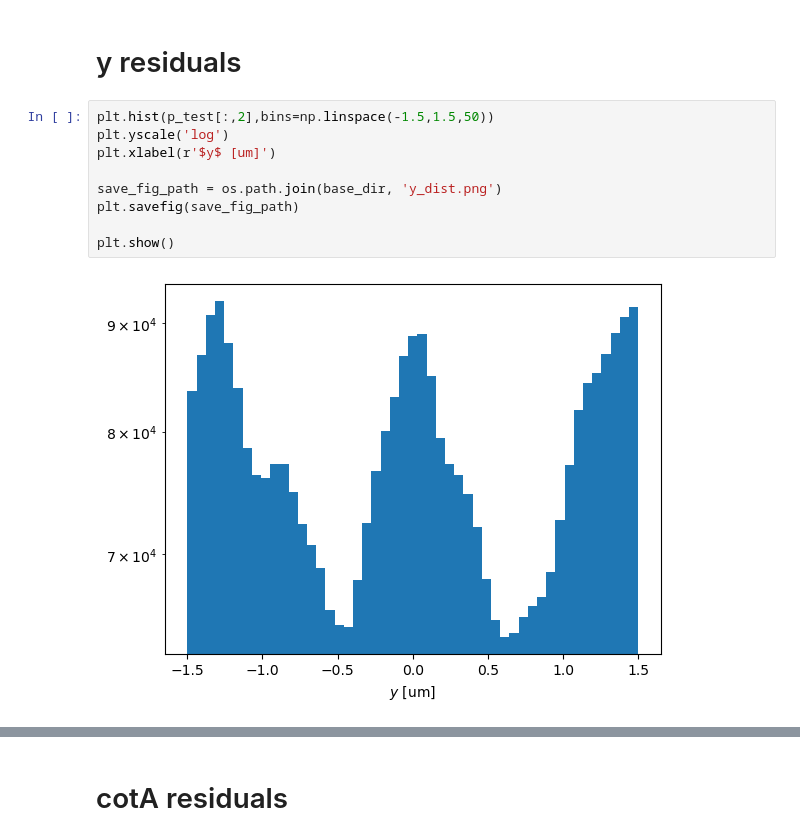
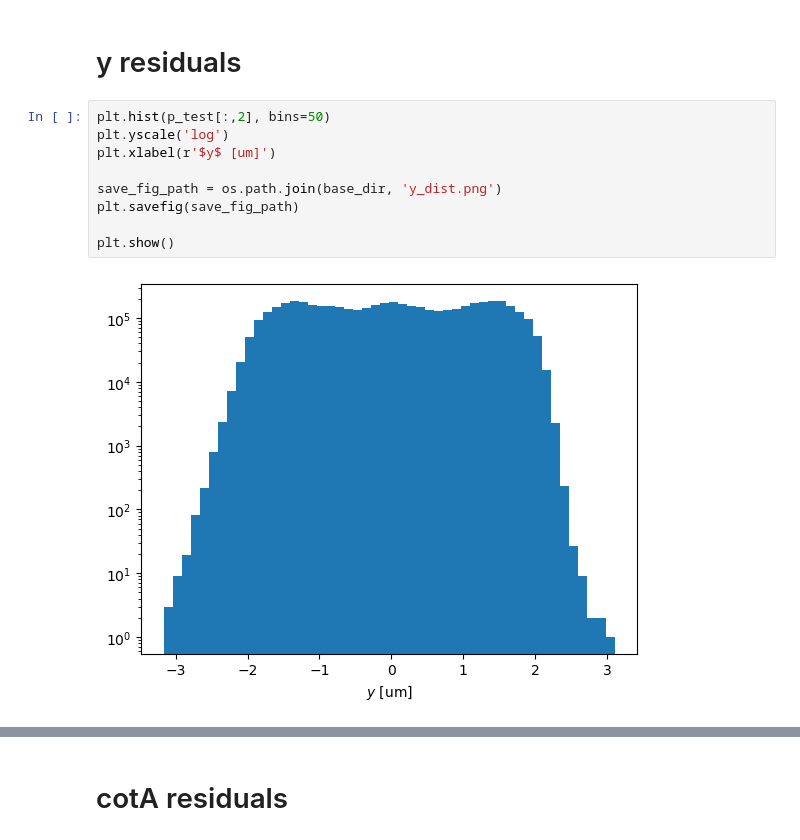
Before and after one commit to Kuang-Shiqi/smart-pixels-ml, a Jupyter notebook: from_weights_hdf5_with_scaling_factors.ipynb, the cells around one changed output, grey strips where cells are left out. Cells and saved outputs as stored; diff of their text form.

```diff
--- a/from_weights_hdf5_with_scaling_factors.ipynb
+++ b/from_weights_hdf5_with_scaling_factors.ipynb
@@ -257,14 +257,14 @@ plt.show()
 # %% [markdown]
 # y residuals
 # %%
-plt.hist(p_test[:,2],bins=np.linspace(-1.5,1.5,50))
+plt.hist(p_test[:,2], bins=50)
 plt.yscale('log')
 plt.xlabel(r'$y$ [um]')
 
 save_fig_path = os.path.join(base_dir, 'y_dist.png')
 plt.savefig(save_fig_path)
 
 plt.show()
 # %% [output]
-[figure, old version]
+[figure, new version]
 # %%
```
Also changed, not shown: parts of 11 cells of this notebook.
